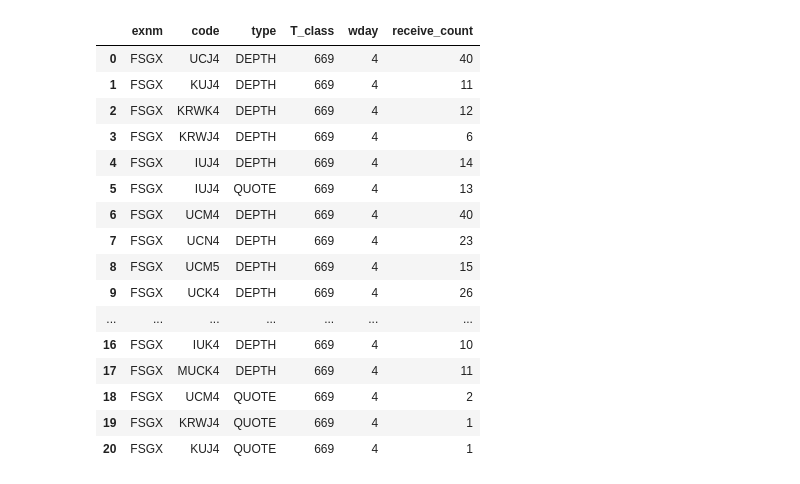
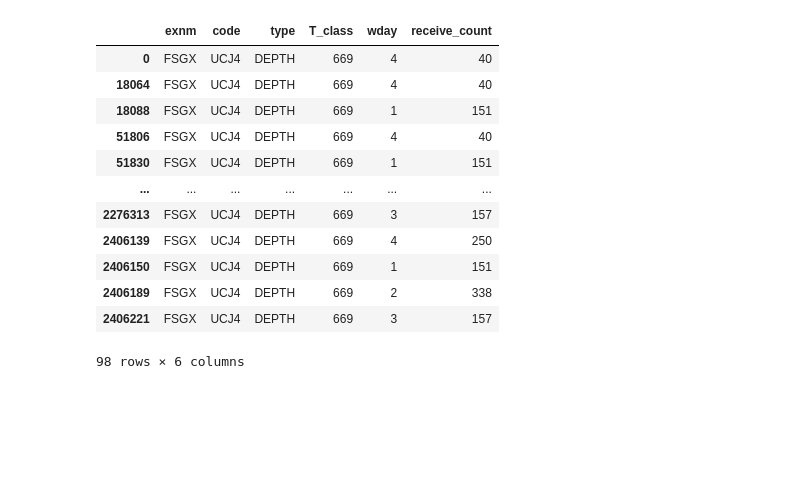
Before and after one commit to anwoo99/SDMS, a Jupyter notebook: jupyter/receiver_check.ipynb, the cells around one changed output. Saved outputs shown, nothing was run; the diff lists cells and outputs as text; code cells hidden in the pictures; blank space fills up the shorter version.

```diff
--- a/jupyter/receiver_check.ipynb
+++ b/jupyter/receiver_check.ipynb
@@ -44,34 +45,31 @@ train_data = np.load(f"/mdfsvc/SDMS/data/numpy/receive_checker_train_combined_da
 # %%
 # Define column names
 columns = ["exnm", "code", "type", "T_class", "wday", "receive_count"]
 
 # Convert train data to DataFrame
 train_df = pd.DataFrame(train_data, columns=columns)
 
 train_df["exnm"] = train_df["exnm"].apply(rc_int2str)
 train_df["code"] = train_df["code"].apply(rc_int2str)
 train_df["type"] = train_df["type"].apply(rc_int2str)
 
 # Display train data
-train_df
+#train_df[train_df["code"] == "UCJ4"]
+train_df[(train_df["T_class"] == 669) & (train_df["code"] == "UCJ4") & (train_df["type"] == "DEPTH")]
 # %% [output]
 |  | exnm | code | type | T_class | wday | receive_count |
 | 0 | FSGX | UCJ4 | DEPTH | 669 | 4 | 40 |
-| 1 | FSGX | KUJ4 | DEPTH | 669 | 4 | 11 |
-| 2 | FSGX | KRWK4 | DEPTH | 669 | 4 | 12 |
-| 3 | FSGX | KRWJ4 | DEPTH | 669 | 4 | 6 |
-| 4 | FSGX | IUJ4 | DEPTH | 669 | 4 | 14 |
-| 5 | FSGX | IUJ4 | QUOTE | 669 | 4 | 13 |
-| 6 | FSGX | UCM4 | DEPTH | 669 | 4 | 40 |
-| 7 | FSGX | UCN4 | DEPTH | 669 | 4 | 23 |
-| 8 | FSGX | UCM5 | DEPTH | 669 | 4 | 15 |
-| 9 | FSGX | UCK4 | DEPTH | 669 | 4 | 26 |
+| 18064 | FSGX | UCJ4 | DEPTH | 669 | 4 | 40 |
+| 18088 | FSGX | UCJ4 | DEPTH | 669 | 1 | 151 |
+| 51806 | FSGX | UCJ4 | DEPTH | 669 | 4 | 40 |
+| 51830 | FSGX | UCJ4 | DEPTH | 669 | 1 | 151 |
 | ... | ... | ... | ... | ... | ... | ... |
-| 16 | FSGX | IUK4 | DEPTH | 669 | 4 | 10 |
-| 17 | FSGX | MUCK4 | DEPTH | 669 | 4 | 11 |
-| 18 | FSGX | UCM4 | QUOTE | 669 | 4 | 2 |
-| 19 | FSGX | KRWJ4 | QUOTE | 669 | 4 | 1 |
-| 20 | FSGX | KUJ4 | QUOTE | 669 | 4 | 1 |
+| 2276313 | FSGX | UCJ4 | DEPTH | 669 | 3 | 157 |
+| 2406139 | FSGX | UCJ4 | DEPTH | 669 | 4 | 250 |
+| 2406150 | FSGX | UCJ4 | DEPTH | 669 | 1 | 151 |
+| 2406189 | FSGX | UCJ4 | DEPTH | 669 | 2 | 338 |
+| 2406221 | FSGX | UCJ4 | DEPTH | 669 | 3 | 157 |
+98 rows × 6 columns
 # %%
 anomaly_data_exists = True
 try:
```
Also changed, not shown: parts of 6 cells of this notebook, 5 other files.
